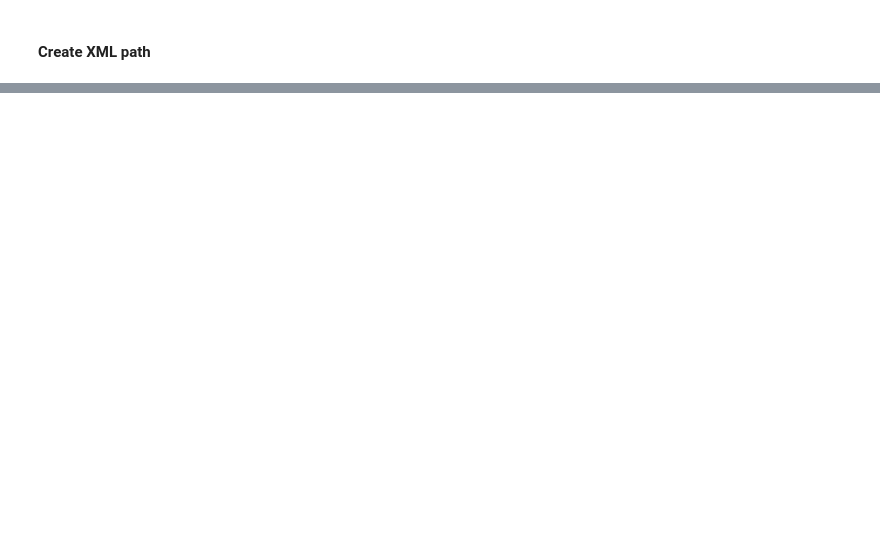
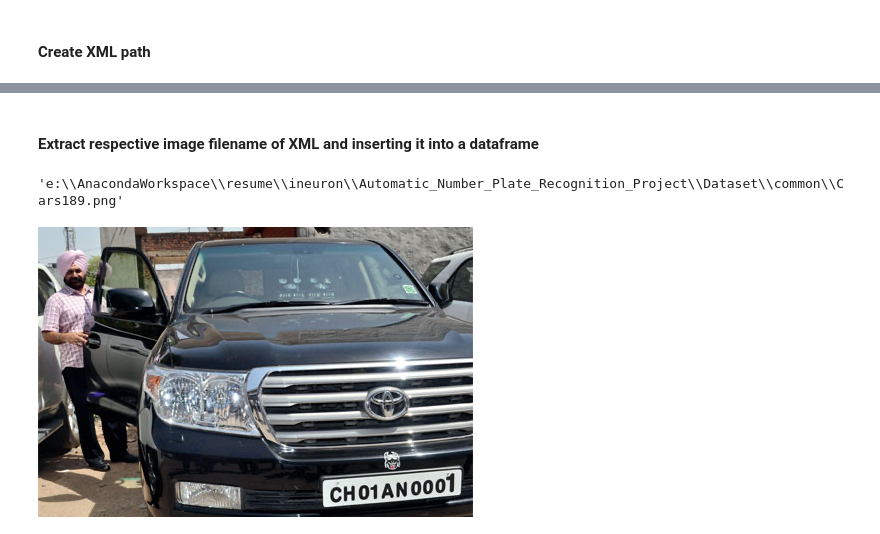
Before and after one commit to aarpitdubey/resume, a Jupyter notebook: ineuron/Automatic_Number_Plate_Recognition_Project/notebook/data_collection.ipynb, the cells around one changed output, grey strips where cells are left out. Saved outputs shown, nothing was run; the diff lists cells and outputs as text; code cells hidden in the pictures; blank space fills up the shorter version.

```diff
--- a/ineuron/Automatic_Number_Plate_Recognition_Project/notebook/data_collection.ipynb
+++ b/ineuron/Automatic_Number_Plate_Recognition_Project/notebook/data_collection.ipynb
@@ -59,0 +54,23 @@ path
+# %%
+# Let's create a dictionary which have certain list as values, filepath=[], xmin[], xmax[], ymin[], ymax[]
+
+label_dict = dict(filepath=[], xmin=[], xmax=[], ymin=[], ymax=[])
+
+for file in path:
+    data = xet.parse(file)
+    root = data.getroot()
+    object = root.find('object')
+    bnd_boxtag = object.find('bndbox')
+
+    x_min = int(bnd_boxtag.find('xmin').text)
+    x_max = int(bnd_boxtag.find('xmax').text)
+    y_min = int(bnd_boxtag.find('ymin').text)
+    y_max = int(bnd_boxtag.find('ymax').text)
+
+    # Appending extracted coordinates into a dictonary
+
+    label_dict['filepath'].append(file)
+    label_dict['xmin'].append(x_min)
+    label_dict['xmax'].append(x_max)
+    label_dict['ymin'].append(y_min)
+    label_dict['ymax'].append(y_max)
@@ -59,0 +79,4 @@ path
+# %%
+df = pd.DataFrame(label_dict)
+df.to_csv('labels.csv', index=False)
+df.head()
@@ -59,0 +90,13 @@ path
+# %% [markdown]
+#### Extract respective image filename of XML and inserting it into a dataframe
+# %%
+def get_filename(filename):
+    image_filename = xet.parse(filename).getroot().find('filename').text
+    image_filepath = os.path.join(os.getcwd(), 'common', image_filename)
+    return image_filepath
+# %%
+image_path = list(df['filepath'].apply(get_filename))
+# %%
+image_path[100]
+# %% [output]
+'e:\\AnacondaWorkspace\\resume\\ineuron\\Automatic_Number_Plate_Recognition_Project\\Dataset\\common\\Cars189.png'
@@ -59,0 +128,12 @@ path
+# %%
+file_path = image_path[100] #path of our image Cars189.png
+img = cv2.imread(file_path) #read the image
+# xmin-285/ymin-241/xmax-423/ymax-286
+img = io.imread(file_path) #Read the image
+fig = px.imshow(img)
+fig.update_layout(width=800, height=500, margin=dict(l=10, r=10, b=10, t=10),xaxis_title='Figure 1 - Cars189.png with bounding box')
+fig.add_shape(type='rect',x0=285, x1=423, y0=241, y1=286, xref='x', yref='y',line_color='cyan')
+image_filepath =os.path.join(os.getcwd(),'Test','test_image.png')
+Image(filename=image_filepath)
+# %% [output]
+[figure, added]
```
Also changed, not shown: parts of 11 cells of this notebook, 12 other files.
